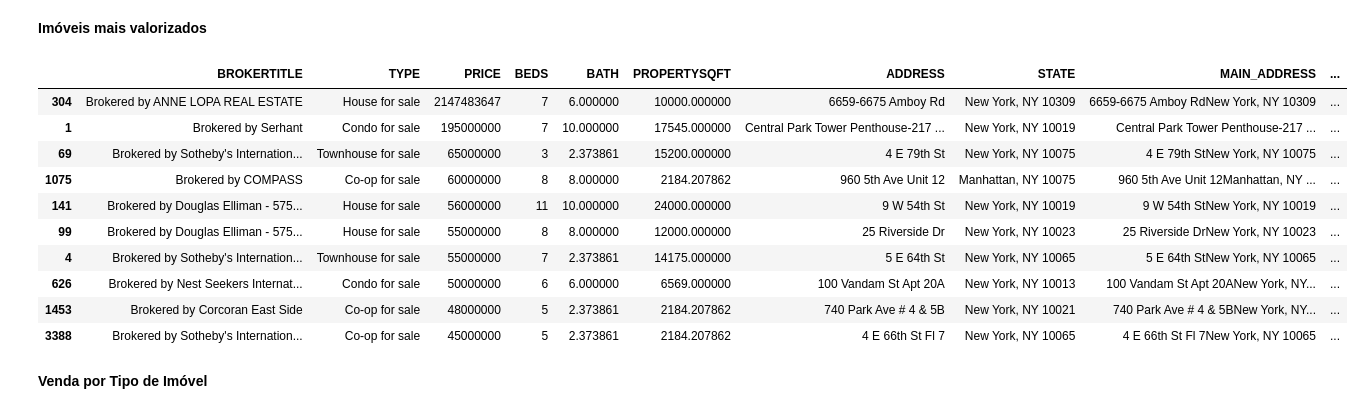
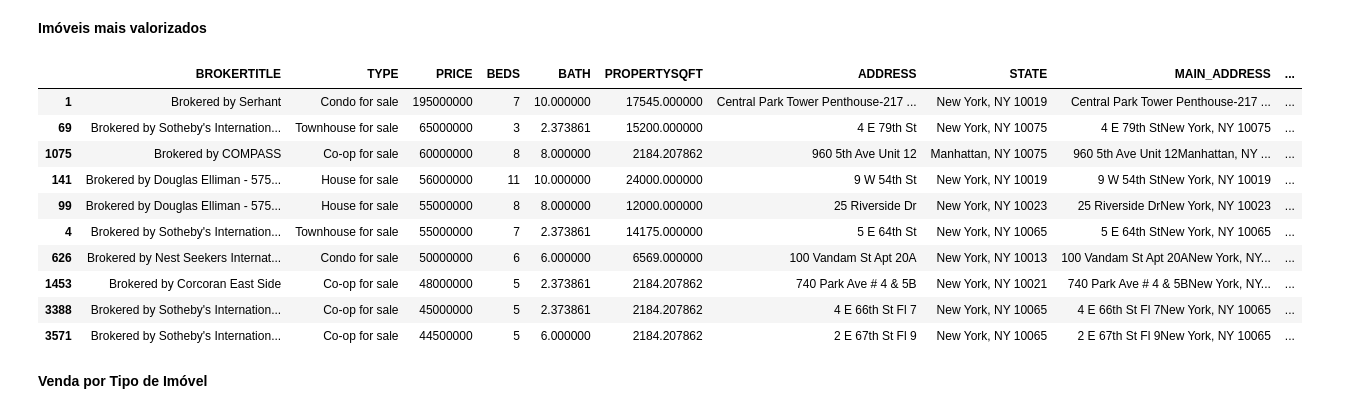
Before and after one commit to RenanYMartins/ADD-Trabalho1, a Jupyter notebook: Mercado_Imobiliário_de_Nova_York.ipynb, the cells around one changed output. Cells and saved outputs as stored; diff of their text form; code cells hidden in the pictures.

```diff
--- a/Mercado_Imobiliário_de_Nova_York.ipynb
+++ b/Mercado_Imobiliário_de_Nova_York.ipynb
@@ -403,12 +403,11 @@ plt.show()
 # %% [markdown]
 **Imóveis mais valorizados**
 # %%
-imoveis_valorizados = df.sort_values(by='PRICE', ascending=False)
+imoveis_valorizados = df_filtered.sort_values(by='PRICE', ascending=False)
 
 imoveis_valorizados.head(10)
 # %% [output]
 |  | BROKERTITLE | TYPE | PRICE | BEDS | BATH | PROPERTYSQFT | ADDRESS | STATE | MAIN_ADDRESS | ... |
-| 304 | Brokered by ANNE LOPA REAL ESTATE | House for sale | 2147483647 | 7 | 6.000000 | 10000.000000 | 6659-6675 Amboy Rd | New York, NY 10309 | 6659-6675 Amboy RdNew York, NY 10309 | ... |
 | 1 | Brokered by Serhant | Condo for sale | 195000000 | 7 | 10.000000 | 17545.000000 | Central Park Tower Penthouse-217 ... | New York, NY 10019 | Central Park Tower Penthouse-217 ... | ... |
 | 69 | Brokered by Sotheby's Internation... | Townhouse for sale | 65000000 | 3 | 2.373861 | 15200.000000 | 4 E 79th St | New York, NY 10075 | 4 E 79th StNew York, NY 10075 | ... |
 | 1075 | Brokered by COMPASS | Co-op for sale | 60000000 | 8 | 8.000000 | 2184.207862 | 960 5th Ave Unit 12 | Manhattan, NY 10075 | 960 5th Ave Unit 12Manhattan, NY ... | ... |
@@ -418,6 +417,7 @@ imoveis_valorizados.head(10)
 | 626 | Brokered by Nest Seekers Internat... | Condo for sale | 50000000 | 6 | 6.000000 | 6569.000000 | 100 Vandam St Apt 20A | New York, NY 10013 | 100 Vandam St Apt 20ANew York, NY... | ... |
 | 1453 | Brokered by Corcoran East Side | Co-op for sale | 48000000 | 5 | 2.373861 | 2184.207862 | 740 Park Ave # 4 & 5B | New York, NY 10021 | 740 Park Ave # 4 & 5BNew York, NY... | ... |
 | 3388 | Brokered by Sotheby's Internation... | Co-op for sale | 45000000 | 5 | 2.373861 | 2184.207862 | 4 E 66th St Fl 7 | New York, NY 10065 | 4 E 66th St Fl 7New York, NY 10065 | ... |
+| 3571 | Brokered by Sotheby's Internation... | Co-op for sale | 44500000 | 5 | 6.000000 | 2184.207862 | 2 E 67th St Fl 9 | New York, NY 10065 | 2 E 67th St Fl 9New York, NY 10065 | ... |
 # %% [markdown]
 **Venda por Tipo de Imóvel**
 # %%
```
Also changed, not shown: parts of 9 cells of this notebook.
